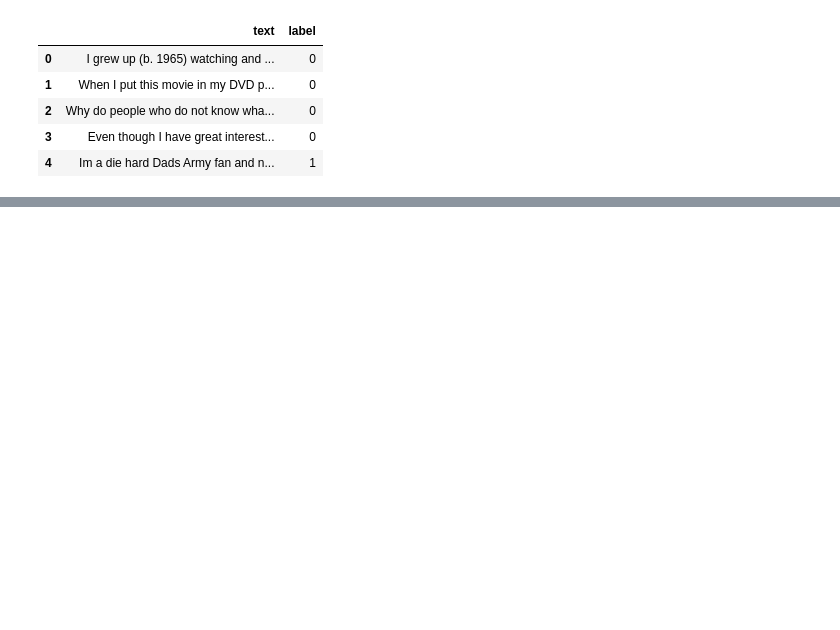
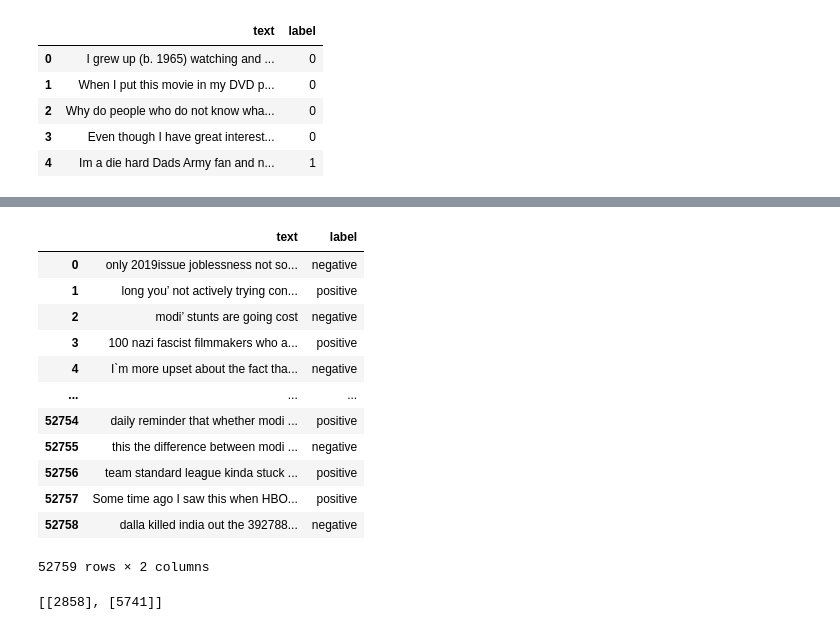
Before and after one commit to saurav-thakur/Youtube-Comments-Sentiment-Analysis, a Jupyter notebook: notebooks/01_experiment.ipynb, the cells around one changed output, grey strips where cells are left out. Cells and saved outputs as stored; diff of their text form; code cells hidden in the pictures; blank space fills up the shorter version.

```diff
--- a/notebooks/01_experiment.ipynb
+++ b/notebooks/01_experiment.ipynb
@@ -364,0 +391,17 @@ df.to_csv("../dataset/final_dataset/sentiment_analysis_dataset.csv",index=False)
+# %%
+test_data = pd.read_csv("./artifacts/test/data_ingestion/ingested/test.csv")
+test_data
+# %% [output]
+|  | text | label |
+| 0 | only 2019issue joblessness not so... | negative |
+| 1 | long you’ not actively trying con... | positive |
+| 2 | modi’ stunts are going cost | negative |
+| 3 | 100 nazi fascist filmmakers who a... | positive |
+| 4 | I`m more upset about the fact tha... | negative |
+| ... | ... | ... |
+| 52754 | daily reminder that whether modi ... | positive |
+| 52755 | this the difference between modi ... | negative |
+| 52756 | team standard league kinda stuck ... | positive |
+| 52757 | Some time ago I saw this when HBO... | positive |
+| 52758 | dalla killed india out the 392788... | negative |
+52759 rows × 2 columns
@@ -364,0 +424,4 @@ df.to_csv("../dataset/final_dataset/sentiment_analysis_dataset.csv",index=False)
+# %%
+tokenized_data_test
+# %% [output]
+[[2858], [5741]]
```
Also changed, not shown: parts of 21 cells of this notebook, 13 other files.
